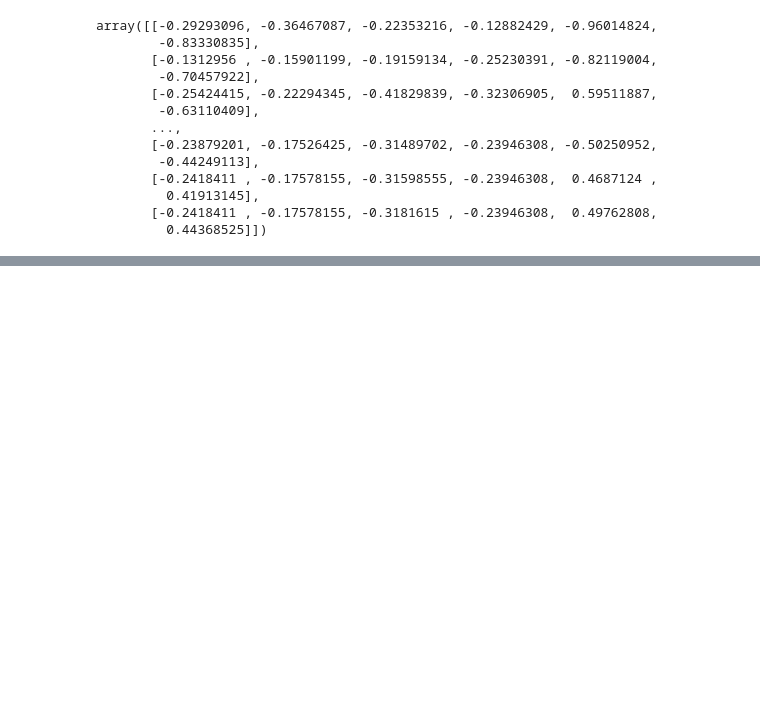
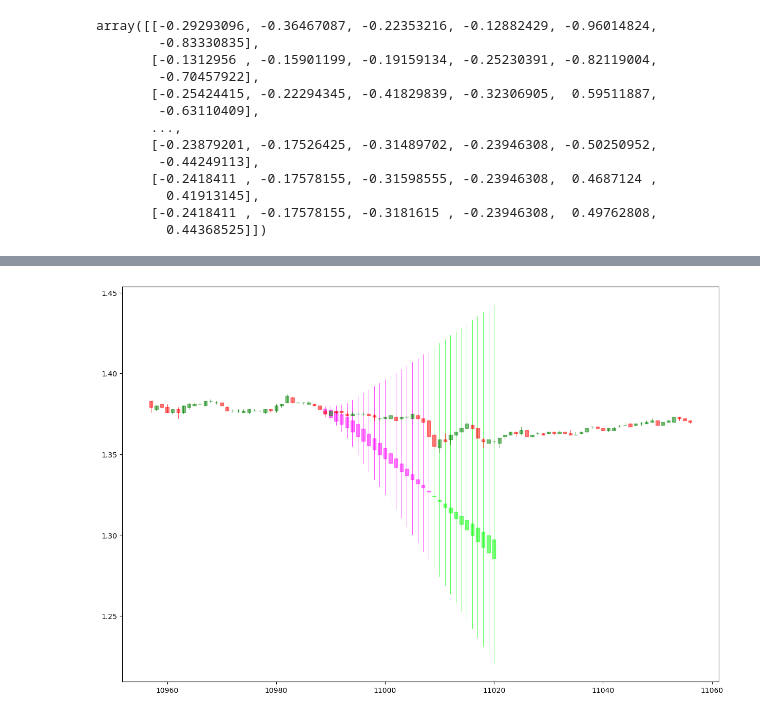
Before and after one commit to Klok-e/python-price-predict-experiment, a Jupyter notebook: Untitled1.ipynb, the cells around one changed output, grey strips where cells are left out. Saved outputs shown, nothing was run; the diff lists cells and outputs as text; code cells hidden in the pictures; blank space fills up the shorter version.

Commit message:
add graph

```diff
--- a/Untitled1.ipynb
+++ b/Untitled1.ipynb
@@ -259,3 +260,8 @@ def train_test_model(model, epochs):
     print(f"Test Loss: {test_loss}")
     print()
     return model
+
+
+INPUT_DIM = 6  # Number of features in dataset
+
+model = train_test_model(LSTMModel(INPUT_DIM).cuda(), 50)
@@ -262,4 +285,0 @@ def train_test_model(model, epochs):
-# %%
-input_dim = 6  # Number of features in dataset
-
-model = train_test_model(FFSequenceModel(input_dim).cuda(), 50)
@@ -303,0 +286,66 @@ array([[-0.24412507, -0.17578155, -0.31598555, -0.23641688,  0.55816301,
+# %%
+# draw candlestick chart from model predictions
+CHART_SIZE = 100
+PREDICT_RANGE = 32
+
+sample_range = dataset_scaled[-CHART_SIZE:]
+
+
+def inverse_signed_log_transform(x):
+    return np.sign(x) * (np.exp(np.abs(x)) - 1)
+
+
+def inverse_preprocessing(original_start, x):
+    x = inverse_signed_log_transform(scaler.inverse_transform(x))
+
+    reversed_array = np.zeros_like(x)
+    reversed_array[0] = original_start + x[0]
+    for i in range(1, x.shape[0]):
+        reversed_array[i] = reversed_array[i - 1] + x[i]
+    return reversed_array
+
+
+# Reverse the difference transformation
+original_start = dataset.iloc[[-CHART_SIZE - 1]]
+candlesticks = inverse_preprocessing(original_start, sample_range)
+
+predict_sequence = np.concatenate((sample_range[:SEQUENCE_LENGTH], np.zeros((PREDICT_RANGE, INPUT_DIM))),
+                                  axis=0)
+model.eval()
+with torch.no_grad():
+    for i in range(PREDICT_RANGE):
+        x = predict_sequence[i:i + SEQUENCE_LENGTH].reshape((1, SEQUENCE_LENGTH, -1)).astype(np.float32)
+        a = torch.from_numpy(x).cuda()
+        predict_sequence[i + SEQUENCE_LENGTH] = model(a).cpu()
+predict_sequence = inverse_preprocessing(original_start, predict_sequence)
+
+from mplfinance.original_flavor import candlestick_ohlc
+import matplotlib.dates as mdates
+import matplotlib.pyplot as plt
+
+# Create a DataFrame from the 'candlesticks' array
+columns = ["Open", "High", "Low", "Close", "Volume", "Quote asset volume"]
+candlesticks_df = pd.DataFrame(candlesticks, columns=columns)
+candlesticks_pred_df = pd.DataFrame(predict_sequence, columns=columns)
+
+# Adding a fake date index (mplfinance needs this)
+candlesticks_df['Date'] = pd.date_range(start='1/1/2000', periods=candlesticks_df.shape[0])
+candlesticks_df['Date'] = candlesticks_df['Date'].apply(mdates.date2num)
+candlesticks_pred_df['Date'] = pd.date_range(start='1/1/2000', periods=candlesticks_pred_df.shape[0])
+candlesticks_pred_df['Date'] = candlesticks_pred_df['Date'].apply(mdates.date2num)
+
+candlesticks_pred_df = candlesticks_pred_df.iloc[SEQUENCE_LENGTH:]
+
+# Reordering columns to fit mplfinance requirements
+candlesticks_df = candlesticks_df[['Date', 'Open', 'High', 'Low', 'Close', 'Volume']]
+candlesticks_pred_df = candlesticks_pred_df[['Date', 'Open', 'High', 'Low', 'Close', 'Volume']]
+
+# Plotting
+fig, ax = plt.subplots(figsize=(15, 10))
+
+candlestick_ohlc(ax, candlesticks_pred_df.values, width=0.6, colorup='lime', colordown='magenta', alpha=0.5)
+candlestick_ohlc(ax, candlesticks_df.values, width=0.6, colorup='g', colordown='r', alpha=0.5)
+
+plt.show()
+# %% [output]
+[figure, added]
```
Also changed, not shown: parts of 8 cells of this notebook.
